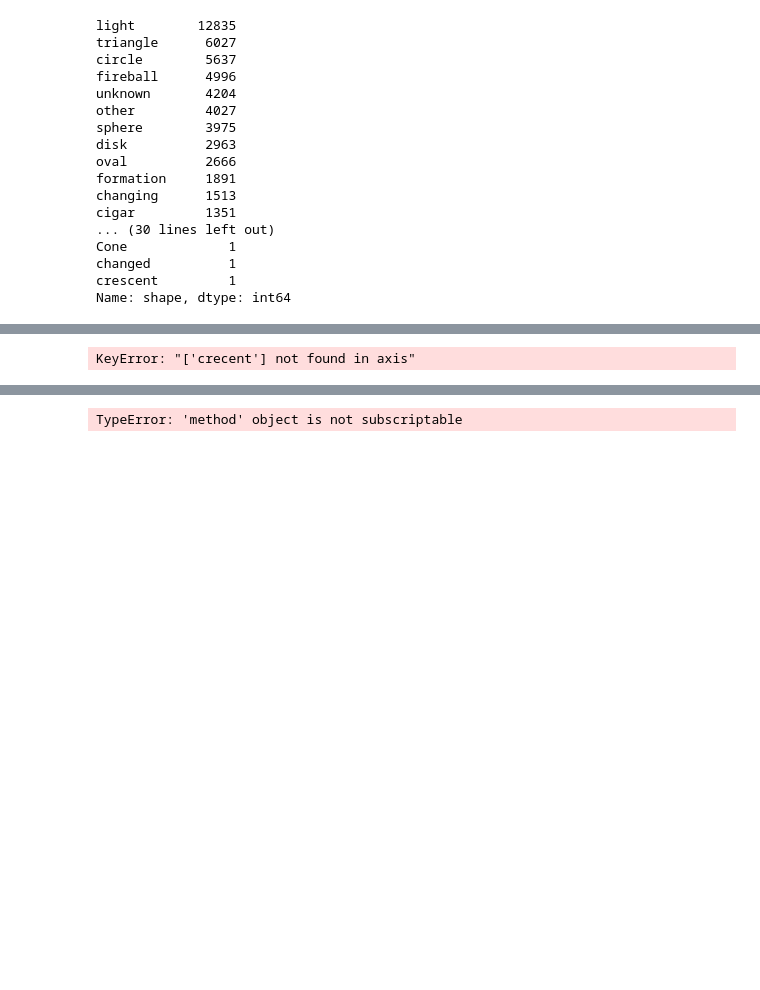
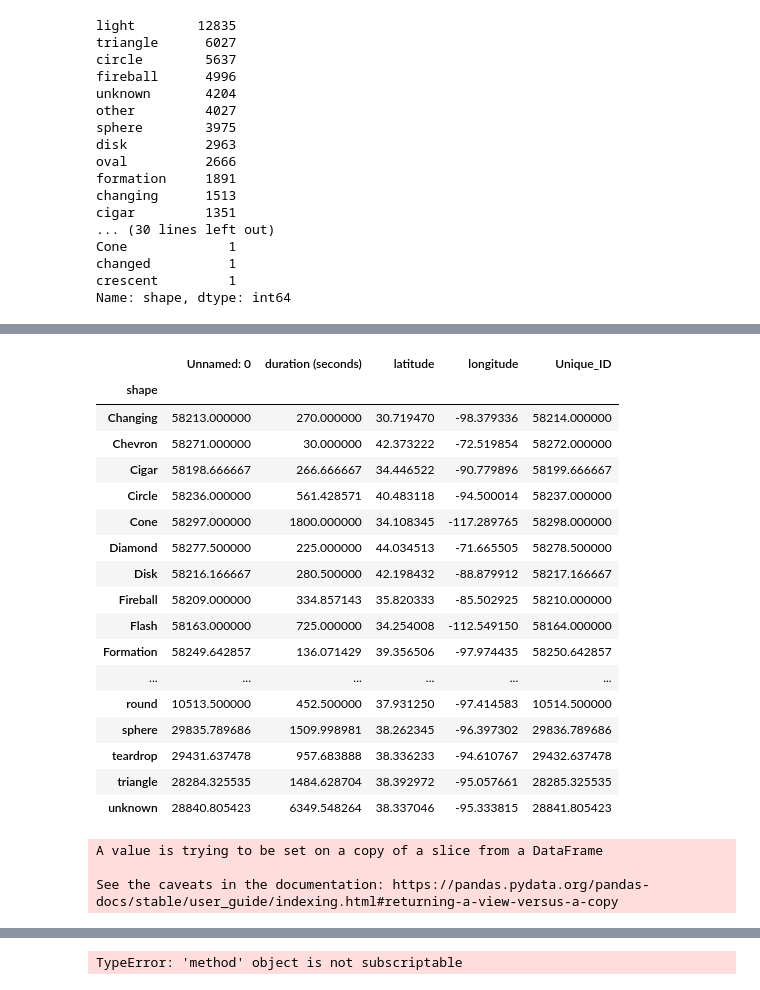
Before and after one commit to jocelyn4112/Project-2-TheyAreBack-, a Jupyter notebook: Old/Alien_Data .ipynb, the cells around one changed output, grey strips where cells are left out. Cells and saved outputs as stored; diff of their text form; code cells hidden in the pictures; blank space fills up the shorter version.

```diff
--- a/Old/Alien_Data .ipynb
+++ b/Old/Alien_Data .ipynb
@@ -120,10 +120,37 @@ shape_df
 | 44 | crescent | 1 |
 # %%
 #Shapes by duration - mean
-shapegroup_df = ufo_usa_clean.drop('crecent')
+shapegroup_df = ufo_usa_clean.groupby(['shape']).mean()
 shapegroup_df
 # %% [output]
-KeyError: "['crecent'] not found in axis"
+|  | Unnamed: 0 | duration (seconds) | latitude | longitude | Unique_ID |
+| shape |  |  |  |  |  |
+| Changing | 58213.000000 | 270.000000 | 30.719470 | -98.379336 | 58214.000000 |
+| Chevron | 58271.000000 | 30.000000 | 42.373222 | -72.519854 | 58272.000000 |
+| Cigar | 58198.666667 | 266.666667 | 34.446522 | -90.779896 | 58199.666667 |
+| Circle | 58236.000000 | 561.428571 | 40.483118 | -94.500014 | 58237.000000 |
+| Cone | 58297.000000 | 1800.000000 | 34.108345 | -117.289765 | 58298.000000 |
+| Diamond | 58277.500000 | 225.000000 | 44.034513 | -71.665505 | 58278.500000 |
+| Disk | 58216.166667 | 280.500000 | 42.198432 | -88.879912 | 58217.166667 |
+| Fireball | 58209.000000 | 334.857143 | 35.820333 | -85.502925 | 58210.000000 |
+| Flash | 58163.000000 | 725.000000 | 34.254008 | -112.549150 | 58164.000000 |
+| Formation | 58249.642857 | 136.071429 | 39.356506 | -97.974435 | 58250.642857 |
+| ... | ... | ... | ... | ... | ... |
+| round | 10513.500000 | 452.500000 | 37.931250 | -97.414583 | 10514.500000 |
+| sphere | 29835.789686 | 1509.998981 | 38.262345 | -96.397302 | 29836.789686 |
+| teardrop | 29431.637478 | 957.683888 | 38.336233 | -94.610767 | 29432.637478 |
+| triangle | 28284.325535 | 1484.628704 | 38.392972 | -95.057661 | 28285.325535 |
+| unknown | 28840.805423 | 6349.548264 | 38.337046 | -95.333815 | 28841.805423 |
+# %%
+#drop crescent
+# Get names of indexes for which column Shape has value C
+indexNames = ufo_usa_clean[ufo_usa_clean['shape'] == "crescent" ].index
+# Delete these row indexes from dataFrame
+shapeslessc_df = ufo_usa_clean.drop(indexNames , inplace=True)
+# %% [output]
+A value is trying to be set on a copy of a slice from a DataFrame
+
+See the caveats in the documentation: https://pandas.pydata.org/pandas-docs/stable/user_guide/indexing.html#returning-a-view-versus-a-copy
 # %%
 #shapes mean duration
 
```
Also changed, not shown: parts of 2 cells of this notebook.
